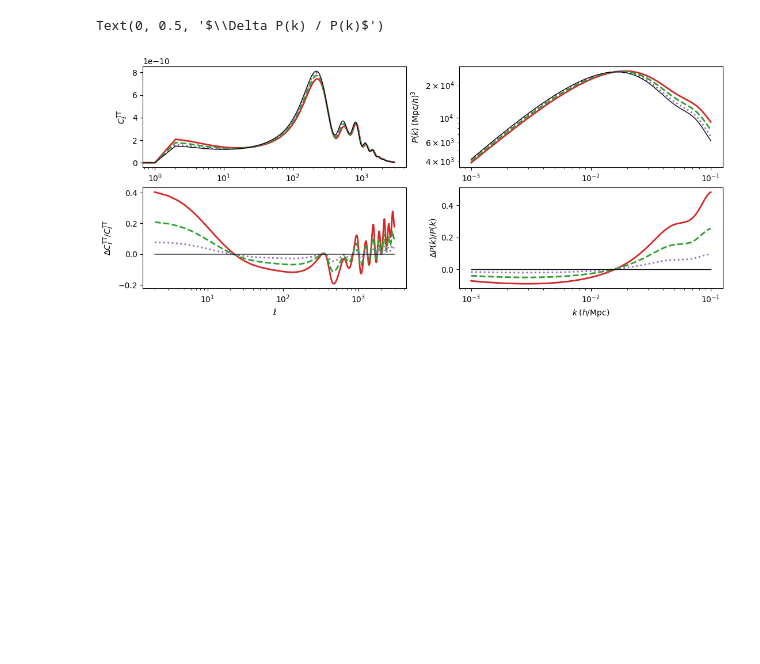
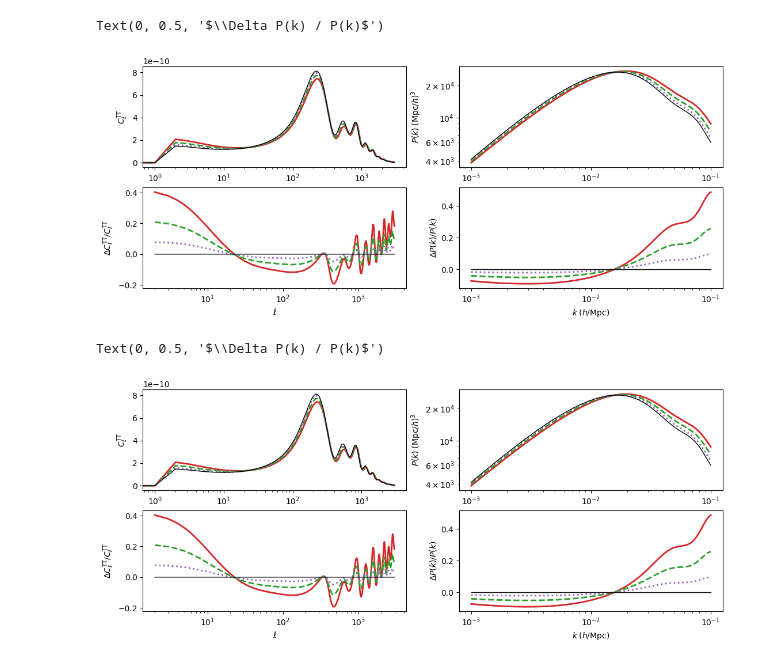
Before and after one commit to joaoreboucas1/class_hds, a Jupyter notebook: notebooks/demo.ipynb, the cells around one changed output. Saved outputs shown, nothing was run; the diff lists cells and outputs as text; code cells hidden in the pictures; blank space fills up the shorter version.

```diff
--- a/notebooks/demo.ipynb
+++ b/notebooks/demo.ipynb
@@ -26,7 +26,7 @@ def get_model(case):
             "Omega_fld": 0.0,
             "Omega_scf": -1.0, # NOTE: setting negative values of Omega_scf will trigger the shooting
             "scf_parameters": f"100,{phi_i}", # NOTE: scf_parameters is organized as follows: the first index represents V0 (it shoots so the value does not matter), the second represents the field initial value
-            "YHe": 0.24,
+            "YHe": 0.246,
             "scf_tuning_index": 0,
             # CLASS settings
             "lensing": "yes",
@@ -34,6 +34,7 @@ def get_model(case):
             "output": "mPk,tCl,pCl,lCl",
             "l_max_scalars": 3000,
             "P_k_max_h/Mpc": 10,
+            "z_max_pk": 3
         }
     elif case == "LCDM":
         pars = {
@@ -46,13 +47,14 @@ def get_model(case):
             "tau_reio": 0.0544,
             "N_ur": 3.044,
             "N_ncdm": 0,
-            "YHe": 0.24,
+            "YHe": 0.246,
             # CLASS settings
             "lensing": "yes",
             "non_linear": "hmcode",
             "output": "mPk,tCl,pCl,lCl",
             "l_max_scalars": 3000,
             "P_k_max_h/Mpc": 10,
+            "z_max_pk": 3
         }
     c.set(pars)
     c.compute()
@@ -95,7 +97,7 @@ def get_cls_and_pks(c):
     # Returns C_l^TT and P(k)
     k = np.logspace(-3, -1, 200) # In h/Mpc
     z = np.zeros(1)
-    pk = c.get_pk_array(k*h, z, len(k), 1, True) # NOTE: the get_pk_array method uses units of 1/Mpc
+    pk = c.get_pk_array(k*h, z, len(k), 1, False) # NOTE: the get_pk_array method uses units of 1/Mpc
     class_cls = c.lensed_cl()
     ells = class_cls['ell']
     cls = ells*(ells+1)*class_cls['tt']/(2*np.pi)
@@ -208,3 +210,34 @@ axs[1, 1].set_ylabel(r"$\Delta P(k) / P(k)$")
 # %% [output]
 Text(0, 0.5, '$\\Delta P(k) / P(k)$')
 [figure]
+# %%
+# Extracting P(k) and temperature C_l
+fig, axs = plt.subplots(2, 2, figsize=(13, 5))
+styles = [
+    ["tab:red", "-", 2],
+    ["tab:green", "--", 2],
+    ["tab:purple", ":", 2],
+    [None, None, None],
+    ["black", "-", 1],
+]
+k, pk_lcdm, ell, cl_lcdm = get_cls_and_pks(models["LCDM"])
+for (key, model), style in zip(models.items(), styles):
+    if key == 20: continue
+    color, ls, lw = style
+    k, pk, ell, cl = get_cls_and_pks(model)
+    axs[0, 0].semilogx(ell, cl, color=color, ls=ls, lw=lw)
+    axs[0, 1].loglog(k, pk, color=color, ls=ls, lw=lw)
+    axs[1, 0].semilogx(ell, cl/cl_lcdm - 1, color=color, ls=ls, lw=lw)
+    axs[1, 1].semilogx(k, pk/pk_lcdm - 1, color=color, ls=ls, lw=lw)
+
+axs[0, 0].set_xlabel(r"$\ell$")
+axs[0, 0].set_ylabel(r"$C_\ell^\mathrm{TT}$")
+axs[1, 0].set_xlabel(r"$\ell$")
+axs[1, 0].set_ylabel(r"$\Delta C_\ell^\mathrm{TT} / C_\ell^\mathrm{TT}$")
+axs[0, 1].set_xlabel(r"$k\; (h/\mathrm{Mpc})$")
+axs[0, 1].set_ylabel(r"$P(k)\; (\mathrm{Mpc}/h)^3$")
+axs[1, 1].set_xlabel(r"$k\; (h/\mathrm{Mpc})$")
+axs[1, 1].set_ylabel(r"$\Delta P(k) / P(k)$")
+# %% [output]
+Text(0, 0.5, '$\\Delta P(k) / P(k)$')
+[figure, added]
```
Also changed, not shown: parts of 2 cells of this notebook, 1 other file.
